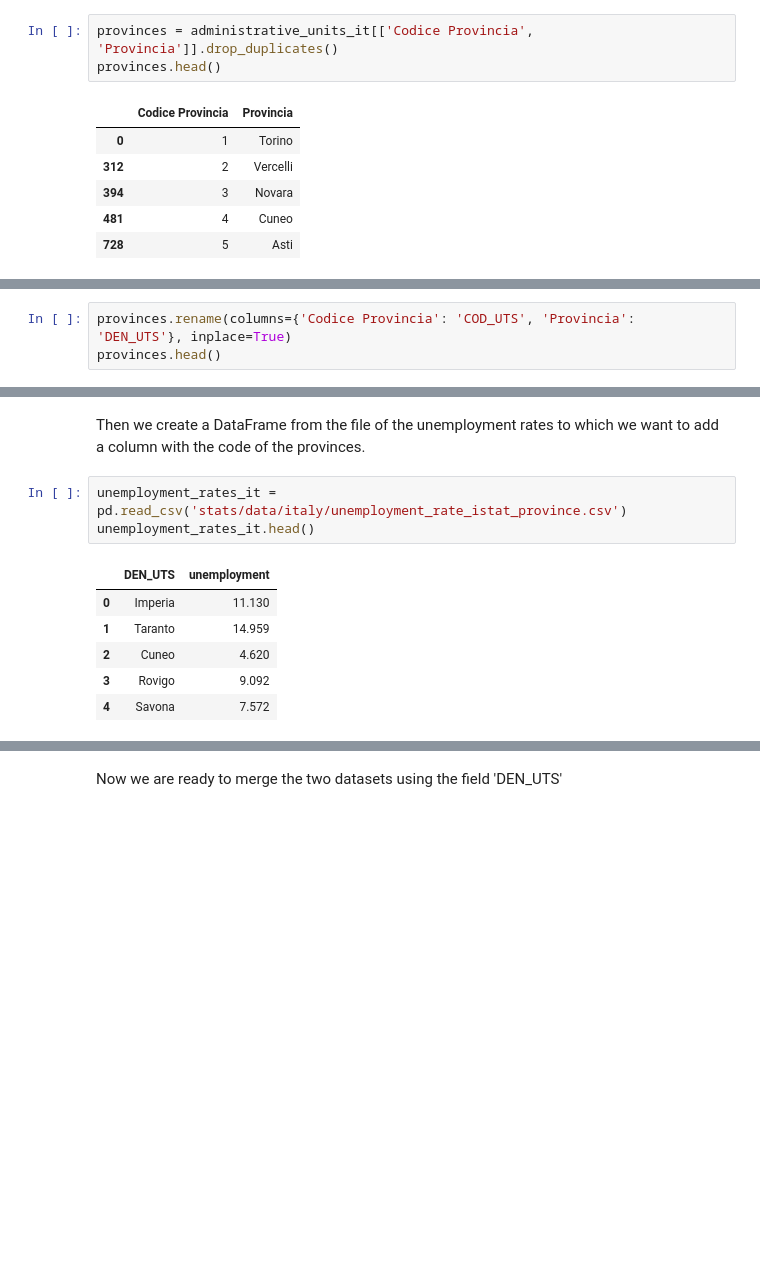
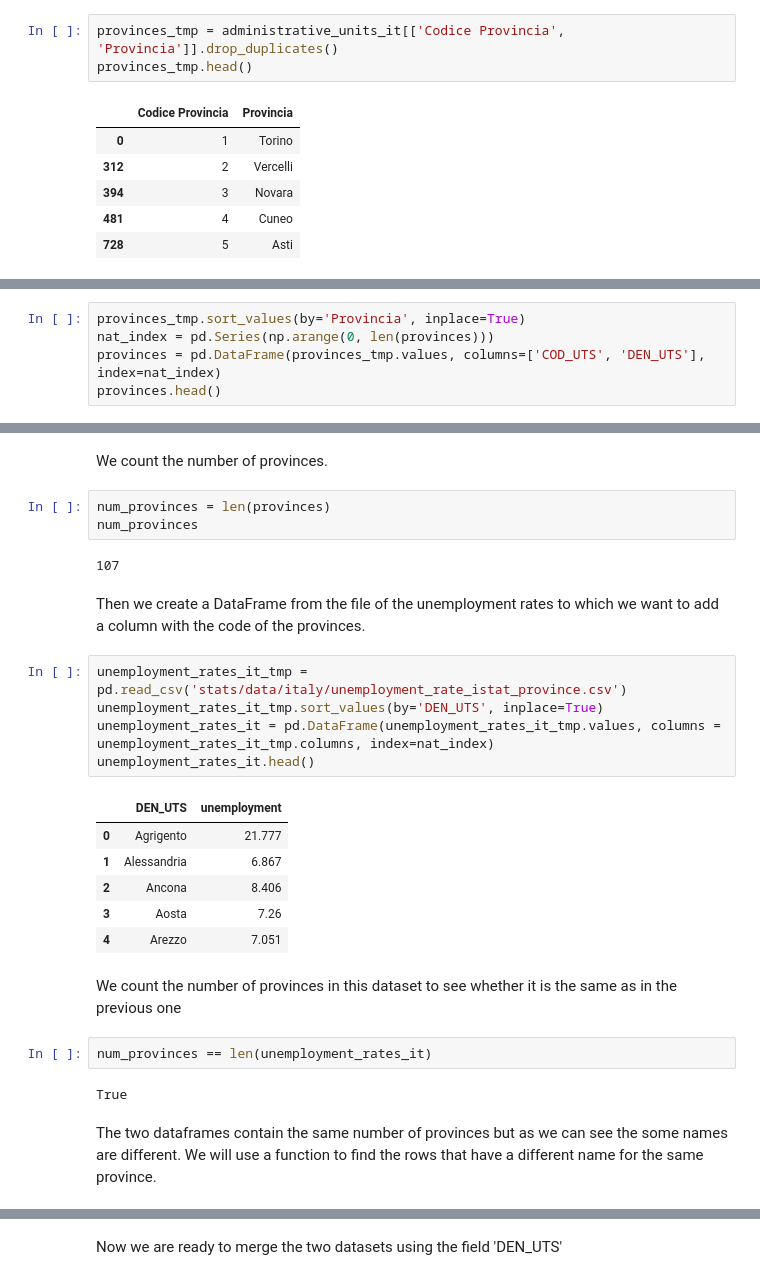
Before and after one commit to luigiselmi/datascience, a Jupyter notebook: python/intro_to_pandas.ipynb, the cells around one changed output, grey strips where cells are left out. Drawn from its saved outputs; the diff is of its cells as text; blank space fills up the shorter version.

Commit message:
fixing different terms for the same thing in dataset

```diff
--- a/python/intro_to_pandas.ipynb
+++ b/python/intro_to_pandas.ipynb
@@ -286,8 +286,8 @@ administrative_units_it.head()
 # %% [markdown]
 We want only the list of the name of the provinces and the code
 # %%
-provinces = administrative_units_it[['Codice Provincia', 'Provincia']].drop_duplicates()
-provinces.head()
+provinces_tmp = administrative_units_it[['Codice Provincia', 'Provincia']].drop_duplicates()
+provinces_tmp.head()
 # %% [output]
 |  | Codice Provincia | Provincia |
 | 0 | 1 | Torino |
@@ -300,3 +297,0 @@ We rename the columns so that they will match with the column's name in the othe
-# %%
-provinces.rename(columns={'Codice Provincia': 'COD_UTS', 'Provincia': 'DEN_UTS'}, inplace=True)
-provinces.head()
@@ -309,0 +300,5 @@ provinces.head()
+# %%
+provinces_tmp.sort_values(by='Provincia', inplace=True)
+nat_index = pd.Series(np.arange(0, len(provinces)))
+provinces = pd.DataFrame(provinces_tmp.values, columns=['COD_UTS', 'DEN_UTS'], index=nat_index)
+provinces.head()
@@ -310,12 +312,29 @@ provinces.head()
+# %% [markdown]
+We count the number of provinces.
+# %%
+num_provinces = len(provinces)
+num_provinces
+# %% [output]
+107
 # %% [markdown]
 Then we create a DataFrame from the file of the unemployment rates to which we want to add a column with the code of the provinces.
 # %%
-unemployment_rates_it = pd.read_csv('stats/data/italy/unemployment_rate_istat_province.csv')
+unemployment_rates_it_tmp = pd.read_csv('stats/data/italy/unemployment_rate_istat_province.csv')
+unemployment_rates_it_tmp.sort_values(by='DEN_UTS', inplace=True)
+unemployment_rates_it = pd.DataFrame(unemployment_rates_it_tmp.values, columns = unemployment_rates_it_tmp.columns, index=nat_index)
 unemployment_rates_it.head()
 # %% [output]
 |  | DEN_UTS | unemployment |
-| 0 | Imperia | 11.130 |
-| 1 | Taranto | 14.959 |
-| 2 | Cuneo | 4.620 |
-| 3 | Rovigo | 9.092 |
-| 4 | Savona | 7.572 |
+| 0 | Agrigento | 21.777 |
+| 1 | Alessandria | 6.867 |
+| 2 | Ancona | 8.406 |
+| 3 | Aosta | 7.26 |
+| 4 | Arezzo | 7.051 |
+# %% [markdown]
+We count the number of provinces in this dataset to see whether it is the same as in the previous one
+# %%
+num_provinces == len(unemployment_rates_it)
+# %% [output]
+True
+# %% [markdown]
+The two dataframes contain the same number of provinces but as we can see the some names are different. We will use a function to find the rows that have a different name for the same province.
```
Also changed, not shown: parts of 12 cells of this notebook.
